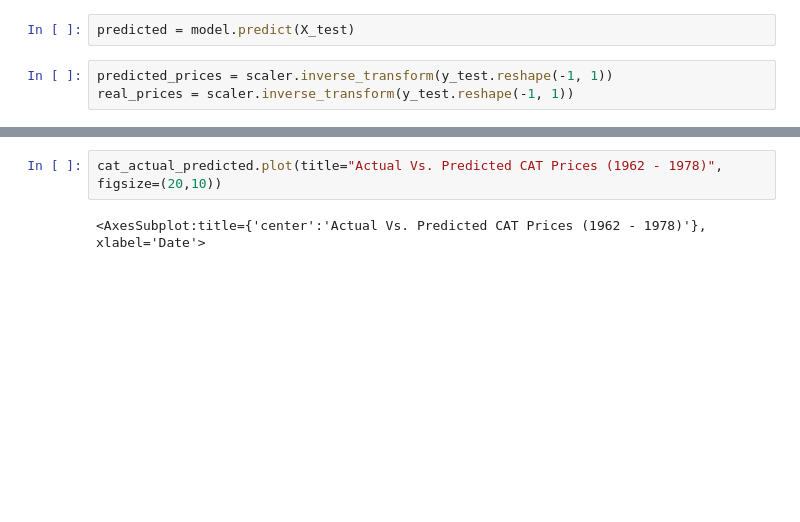
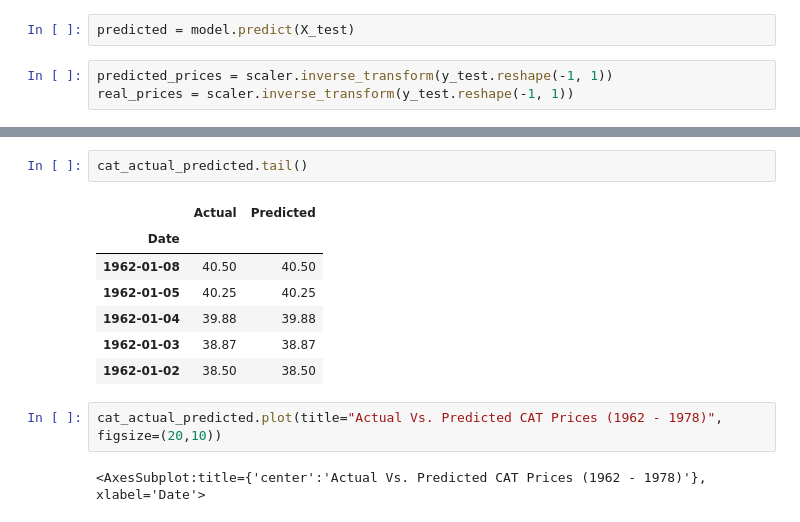
Before and after one commit to joebarry1252/Industrial-Strength, a Jupyter notebook: notebooks/JB_scratchwork/cat_price_predict.ipynb, the cells around one changed output, grey strips where cells are left out. Saved outputs shown, nothing was run; the diff lists cells and outputs as text; blank space fills up the shorter version.

```diff
--- a/notebooks/JB_scratchwork/cat_price_predict.ipynb
+++ b/notebooks/JB_scratchwork/cat_price_predict.ipynb
@@ -451,3 +453,13 @@ cat_actual_predicted.head()
+# %%
+cat_actual_predicted.tail()
+# %% [output]
+|  | Actual | Predicted |
+| Date |  |  |
+| 1962-01-08 | 40.50 | 40.50 |
+| 1962-01-05 | 40.25 | 40.25 |
+| 1962-01-04 | 39.88 | 39.88 |
+| 1962-01-03 | 38.87 | 38.87 |
+| 1962-01-02 | 38.50 | 38.50 |
 # %%
 cat_actual_predicted.plot(title="Actual Vs. Predicted CAT Prices (1962 - 1978)", figsize=(20,10))
 # %% [output]
```
Also changed, not shown: parts of 7 cells of this notebook, 2 other files.
